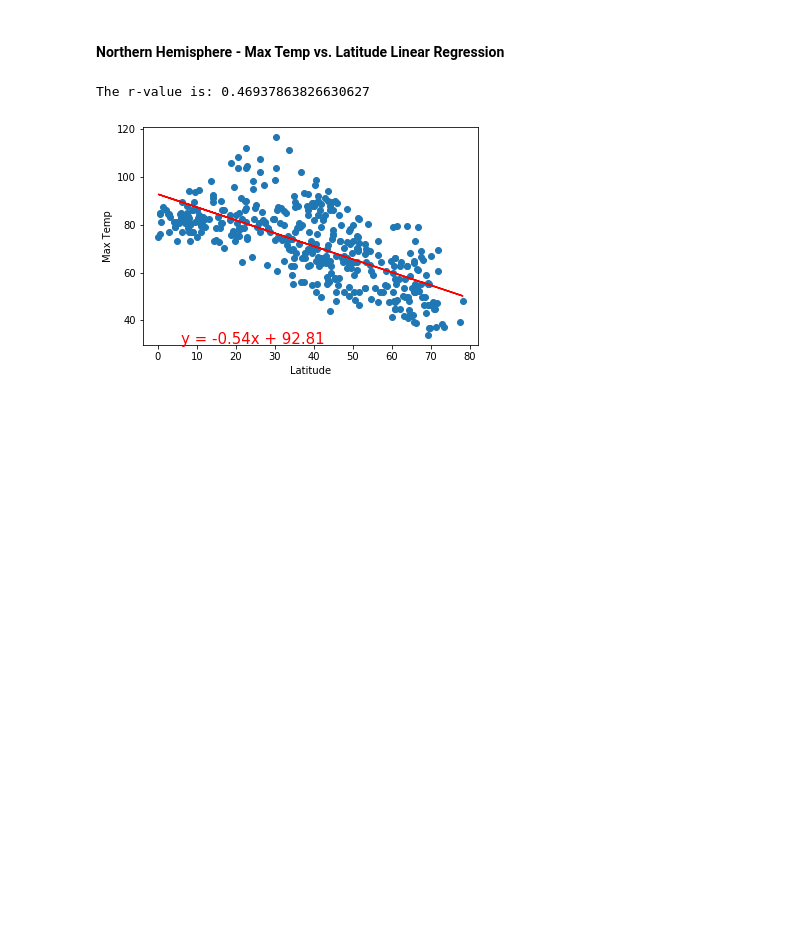
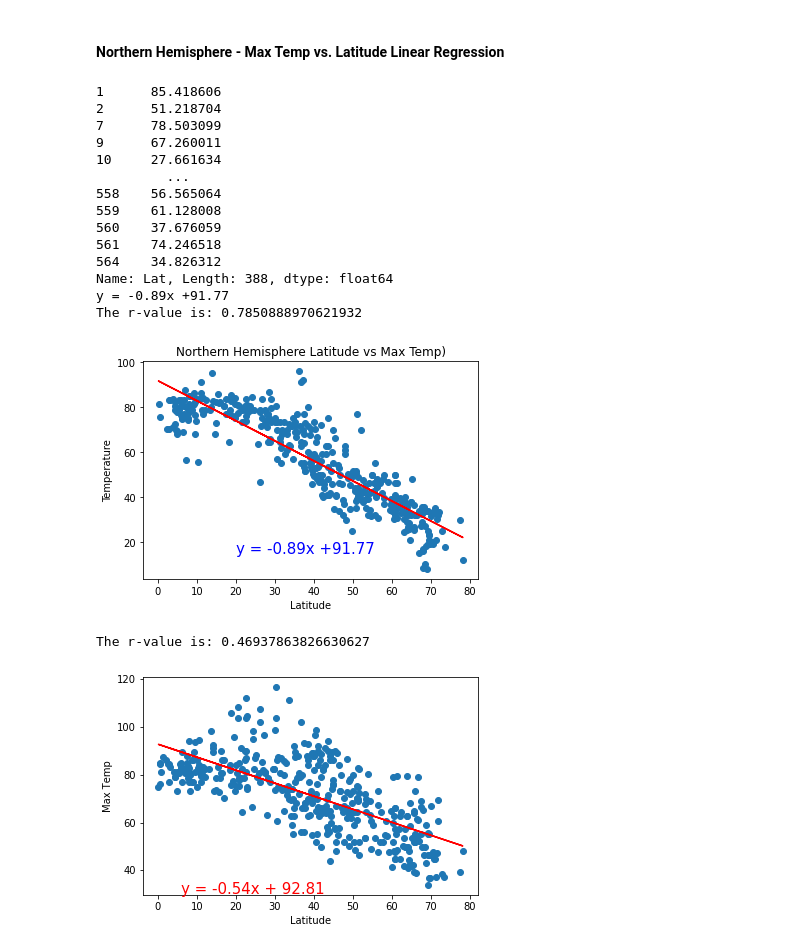
Before and after one commit to kelseyv4/python-api-challenge, a Jupyter notebook: starter_code/WeatherPy.ipynb, the cells around one changed output. Cells and saved outputs as stored; diff of their text form; code cells hidden in the pictures; blank space fills up the shorter version.

Commit message:
first regression

```diff
--- a/starter_code/WeatherPy.ipynb
+++ b/starter_code/WeatherPy.ipynb
@@ -288,3 +289,7 @@ plt.show()
 most of the wind speeds fall below 10 mph; 15 mph seems to be the "line" before the outliers
 # %% [markdown]
 ## Linear Regression
+# %%
+northern_hemi = weather_df.loc[weather_df["Lat"] >= 0]
+southern_hemi = weather_df.loc[weather_df["Lat"] < 0]
+northern_hemi.head()
@@ -291,5 +303,55 @@ most of the wind speeds fall below 10 mph; 15 mph seems to be the "line" before
 # %% [markdown]
 ####  Northern Hemisphere - Max Temp vs. Latitude Linear Regression
+# %%
+# Create a Scatter Plot for temperature vs latitude
+x_values_north = northern_hemi['Lat']
+y_values = northern_hemi['Max Temp']
+
+
+# Perform a linear regression on temperature vs. latitude
+(slope, intercept, rvalue, pvalue, stderr) = stats.linregress(x_values_north, y_values)
+
+# Get regression values
+regress_values = x_values_north * slope + intercept
+print(regress_values)
+
+# Create line equation string
+line_eq = "y = " + str(round(slope,2)) + "x +" + str(round(intercept,2))
+print(line_eq)
+
+# Create Plot
+plt.scatter(x_values_north,y_values)
+plt.plot(x_values_north,regress_values,"r-")
+
+# Label plot and annotate the line equation
+plt.xlabel('Latitude')
+plt.ylabel('Temperature')
+plt.title('Northern Hemisphere Latitude vs Max Temp)')
+plt.annotate(line_eq,(20,15),fontsize=15,color="blue")
+
+# Print r value
+print(f"The r-value is: {rvalue**2}")
+
+plt.savefig("../Images/NH Temp regress.png")
+
+# Show plot
+plt.show()
+# %% [output]
+1      85.418606
+2      51.218704
+7      78.503099
+9      67.260011
+10     27.661634
+         ...
+558    56.565064
+559    61.128008
+560    37.676059
+561    74.246518
+564    34.826312
+Name: Lat, Length: 388, dtype: float64
+y = -0.89x +91.77
+The r-value is: 0.7850888970621932
+[figure, added]
 # %%
 # %% [output]
 The r-value is: 0.46937863826630627
```
Also changed, not shown: parts of 2 cells of this notebook, 1 other file.
